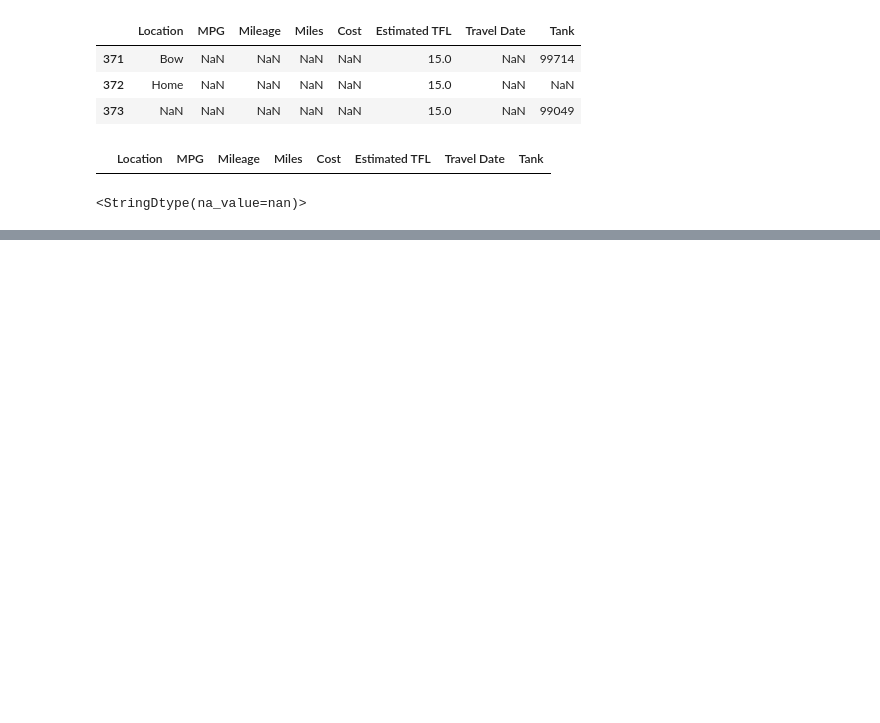
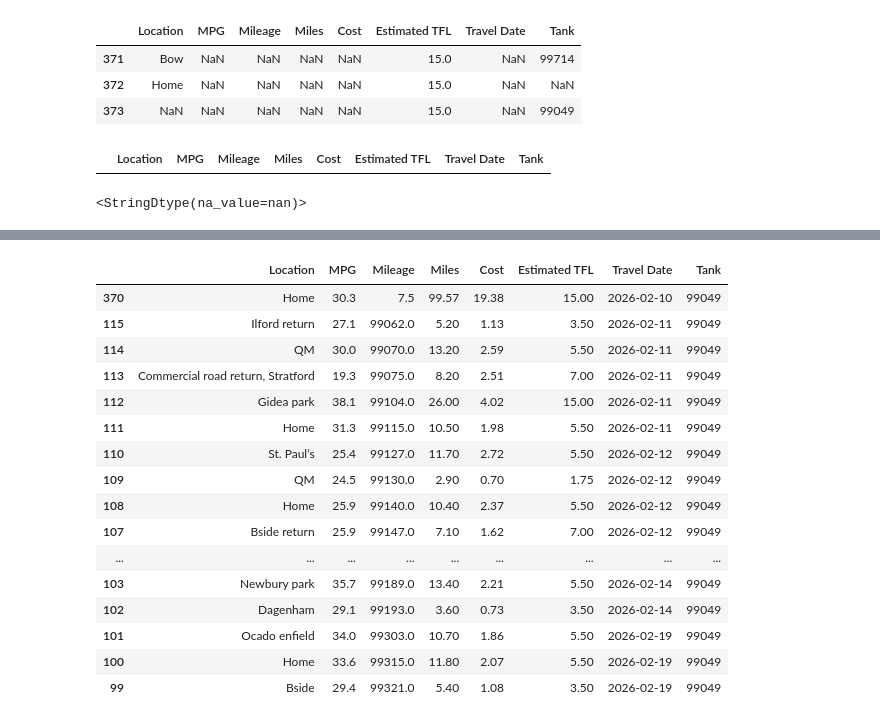
Before and after one commit to mahinm23/Fuel-Tracker-Dashboard, a Jupyter notebook: fuel-explorer.ipynb, the cells around one changed output, grey strips where cells are left out. Drawn from its saved outputs; the diff is of its cells as text; code cells hidden in the pictures; blank space fills up the shorter version.

```diff
--- a/fuel-explorer.ipynb
+++ b/fuel-explorer.ipynb
@@ -173,0 +176,2 @@ fuel['Travel Date'] = pd.to_datetime(fuel['Travel Date'], format='%d/%m/%Y')
+# %%
+fuel = fuel.sort_values(by=['Mileage', 'Travel Date'], ascending=[True, True])
@@ -173,0 +196,20 @@ fuel['Travel Date'] = pd.to_datetime(fuel['Travel Date'], format='%d/%m/%Y')
+# %%
+fuel[fuel['Tank'] == '99049']
+# %% [output]
+|  | Location | MPG | Mileage | Miles | Cost | Estimated TFL | Travel Date | Tank |
+| 370 | Home | 30.3 | 7.5 | 99.57 | 19.38 | 15.00 | 2026-02-10 | 99049 |
+| 115 | Ilford return | 27.1 | 99062.0 | 5.20 | 1.13 | 3.50 | 2026-02-11 | 99049 |
+| 114 | QM | 30.0 | 99070.0 | 13.20 | 2.59 | 5.50 | 2026-02-11 | 99049 |
+| 113 | Commercial road return, Stratford | 19.3 | 99075.0 | 8.20 | 2.51 | 7.00 | 2026-02-11 | 99049 |
+| 112 | Gidea park | 38.1 | 99104.0 | 26.00 | 4.02 | 15.00 | 2026-02-11 | 99049 |
+| 111 | Home | 31.3 | 99115.0 | 10.50 | 1.98 | 5.50 | 2026-02-11 | 99049 |
+| 110 | St. Paul’s | 25.4 | 99127.0 | 11.70 | 2.72 | 5.50 | 2026-02-12 | 99049 |
+| 109 | QM | 24.5 | 99130.0 | 2.90 | 0.70 | 1.75 | 2026-02-12 | 99049 |
+| 108 | Home | 25.9 | 99140.0 | 10.40 | 2.37 | 5.50 | 2026-02-12 | 99049 |
+| 107 | Bside return | 25.9 | 99147.0 | 7.10 | 1.62 | 7.00 | 2026-02-12 | 99049 |
+| ... | ... | ... | ... | ... | ... | ... | ... | ... |
+| 103 | Newbury park | 35.7 | 99189.0 | 13.40 | 2.21 | 5.50 | 2026-02-14 | 99049 |
+| 102 | Dagenham | 29.1 | 99193.0 | 3.60 | 0.73 | 3.50 | 2026-02-14 | 99049 |
+| 101 | Ocado enfield | 34.0 | 99303.0 | 10.70 | 1.86 | 5.50 | 2026-02-19 | 99049 |
+| 100 | Home | 33.6 | 99315.0 | 11.80 | 2.07 | 5.50 | 2026-02-19 | 99049 |
+| 99 | Bside | 29.4 | 99321.0 | 5.40 | 1.08 | 3.50 | 2026-02-19 | 99049 |
```
Also changed, not shown: parts of 6 cells of this notebook.
